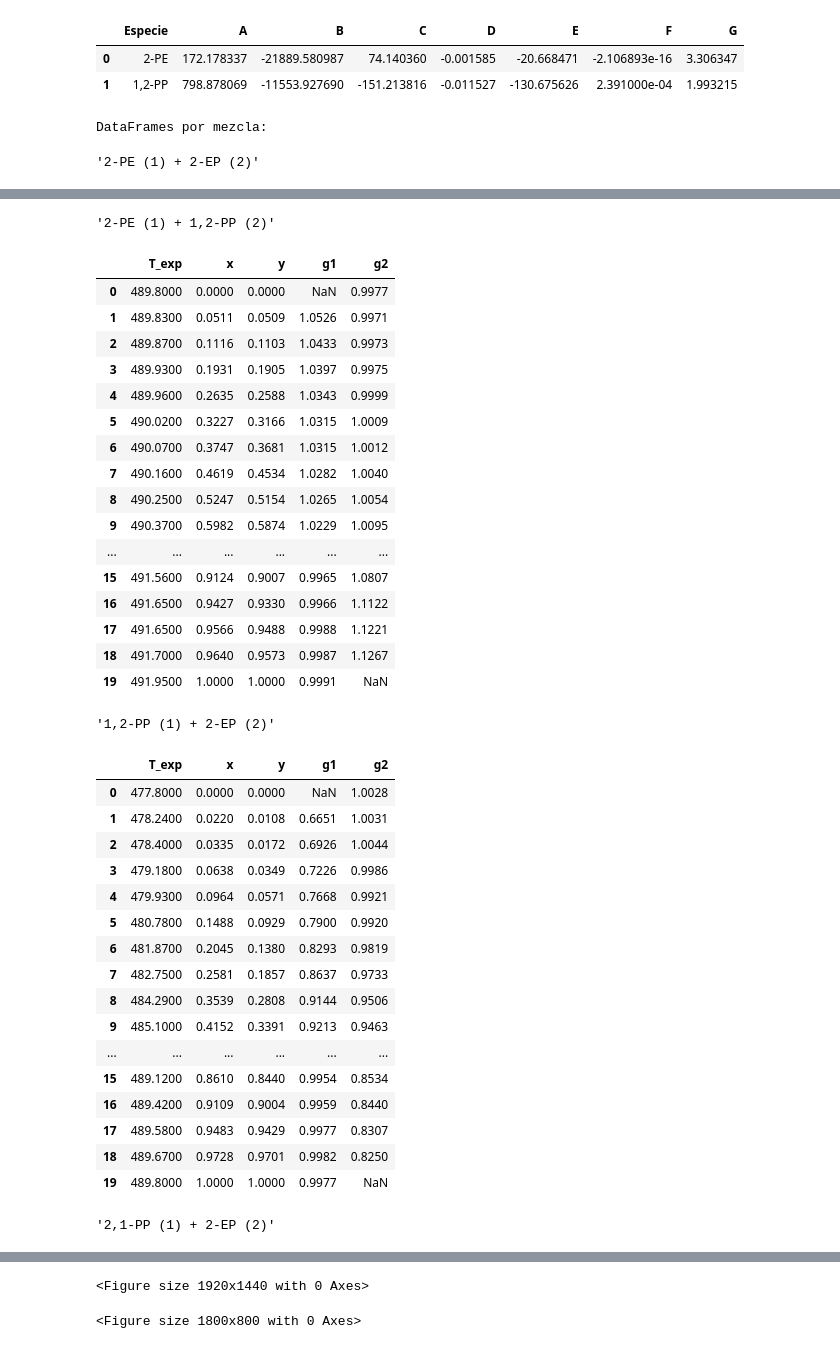
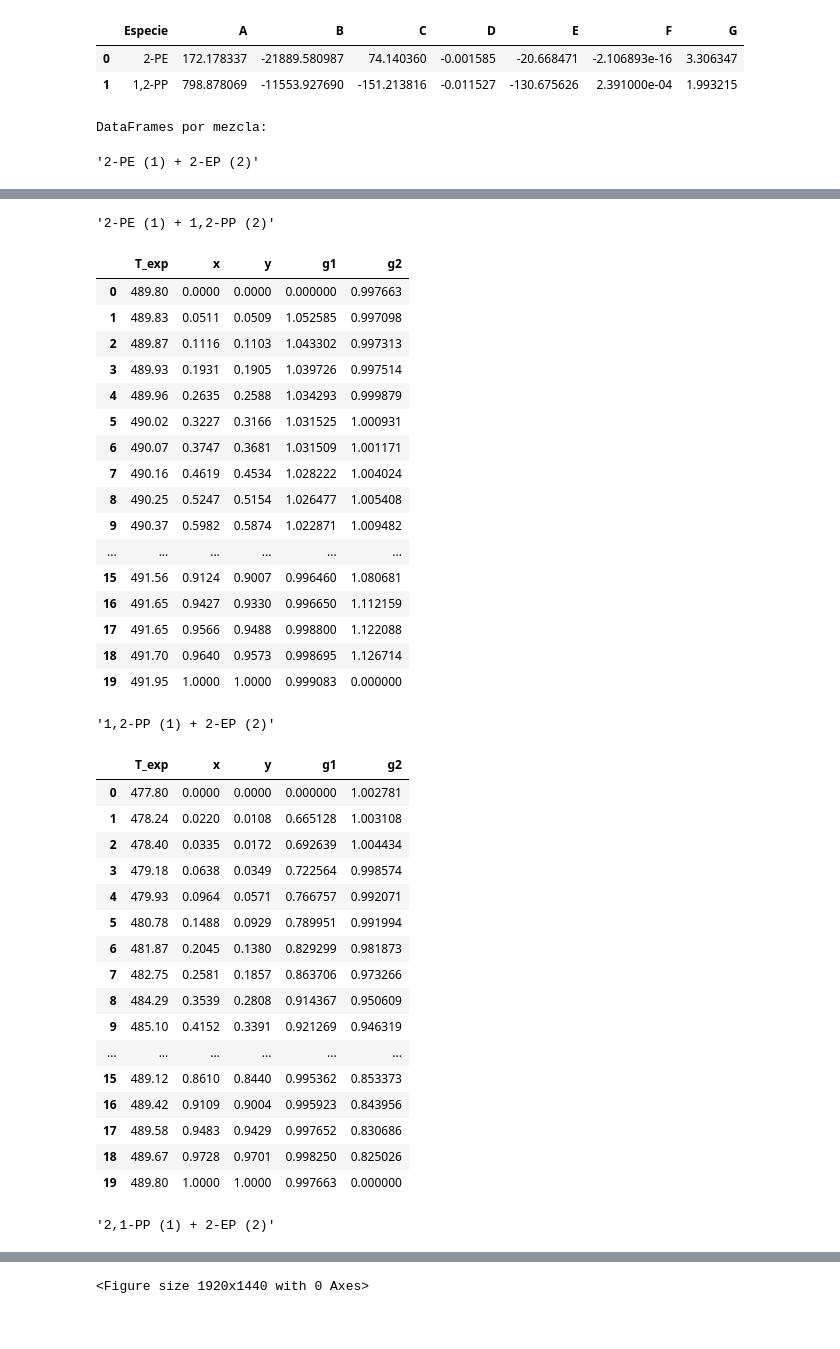
Before and after one commit to ChristianPh404/TQA, a Jupyter notebook: trabajo2.ipynb, the cells around one changed output, grey strips where cells are left out. Saved outputs shown, nothing was run; the diff lists cells and outputs as text; code cells hidden in the pictures.

```diff
--- a/trabajo2.ipynb
+++ b/trabajo2.ipynb
@@ -115,12 +115,12 @@ for mezcla in mezclas:
         # Calcular g1 para cada componente de la mezcla
         for k, (xi, yi, Psat_k) in enumerate(zip(x[j:], y[j:], Psat_i), start=1):
             # Manejar división por cero
-            g1 = np.nan if xi == 0 or Psat_k == 0 else (yi * P) /( xi *Psat_k)
+            g1 = 0 if xi == 0 or Psat_k == 0 else (yi * P) /( xi *Psat_k)
             fila[f'g{k}'] = g1
 
         # Calcular g2 con la ecuación modificada
         if (1 - x[j]) == 0 or any(Psat_k == 0 for Psat_k in Psat_i):
-            g2 = np.nan  # Si hay división por cero, asignar NaN
+            g2 = 0
         else:
             g2 = ((1 - y[j]) * P )/ ((1 - x[j]) * Psat_k)
         fila['g2'] = g2
@@ -143,7 +143,6 @@ plt.ylabel('Temperatura (K)')
 plt.xlabel('Composición x,y')
 plt.legend()
 plt.figure(dpi=300)  # Ajustar la resolución de la figura
-plt.figure(figsize=(18, 8))
 plt.show()
 # %% [output]
 DataFrames por mezcla:
@@ -168,38 +167,38 @@ DataFrames por mezcla:
 '2-PE (1) + 1,2-PP (2)'
 |  | T_exp | x | y | g1 | g2 |
-| 0 | 489.8000 | 0.0000 | 0.0000 | NaN | 0.9977 |
-| 1 | 489.8300 | 0.0511 | 0.0509 | 1.0526 | 0.9971 |
-| 2 | 489.8700 | 0.1116 | 0.1103 | 1.0433 | 0.9973 |
-| 3 | 489.9300 | 0.1931 | 0.1905 | 1.0397 | 0.9975 |
-| 4 | 489.9600 | 0.2635 | 0.2588 | 1.0343 | 0.9999 |
-| 5 | 490.0200 | 0.3227 | 0.3166 | 1.0315 | 1.0009 |
-| 6 | 490.0700 | 0.3747 | 0.3681 | 1.0315 | 1.0012 |
-| 7 | 490.1600 | 0.4619 | 0.4534 | 1.0282 | 1.0040 |
-| 8 | 490.2500 | 0.5247 | 0.5154 | 1.0265 | 1.0054 |
-| 9 | 490.3700 | 0.5982 | 0.5874 | 1.0229 | 1.0095 |
+| 0 | 489.80 | 0.0000 | 0.0000 | 0.000000 | 0.997663 |
+| 1 | 489.83 | 0.0511 | 0.0509 | 1.052585 | 0.997098 |
+| 2 | 489.87 | 0.1116 | 0.1103 | 1.043302 | 0.997313 |
+| 3 | 489.93 | 0.1931 | 0.1905 | 1.039726 | 0.997514 |
+| 4 | 489.96 | 0.2635 | 0.2588 | 1.034293 | 0.999879 |
+| 5 | 490.02 | 0.3227 | 0.3166 | 1.031525 | 1.000931 |
+| 6 | 490.07 | 0.3747 | 0.3681 | 1.031509 | 1.001171 |
+| 7 | 490.16 | 0.4619 | 0.4534 | 1.028222 | 1.004024 |
+| 8 | 490.25 | 0.5247 | 0.5154 | 1.026477 | 1.005408 |
+| 9 | 490.37 | 0.5982 | 0.5874 | 1.022871 | 1.009482 |
 | ... | ... | ... | ... | ... | ... |
-| 15 | 491.5600 | 0.9124 | 0.9007 | 0.9965 | 1.0807 |
-| 16 | 491.6500 | 0.9427 | 0.9330 | 0.9966 | 1.1122 |
-| 17 | 491.6500 | 0.9566 | 0.9488 | 0.9988 | 1.1221 |
-| 18 | 491.7000 | 0.9640 | 0.9573 | 0.9987 | 1.1267 |
-| 19 | 491.9500 | 1.0000 | 1.0000 | 0.9991 | NaN |
+| 15 | 491.56 | 0.9124 | 0.9007 | 0.996460 | 1.080681 |
+| 16 | 491.65 | 0.9427 | 0.9330 | 0.996650 | 1.112159 |
+| 17 | 491.65 | 0.9566 | 0.9488 | 0.998800 | 1.122088 |
+| 18 | 491.70 | 0.9640 | 0.9573 | 0.998695 | 1.126714 |
+| 19 | 491.95 | 1.0000 | 1.0000 | 0.999083 | 0.000000 |
 '1,2-PP (1) + 2-EP (2)'
 |  | T_exp | x | y | g1 | g2 |
-| 0 | 477.8000 | 0.0000 | 0.0000 | NaN | 1.0028 |
-| 1 | 478.2400 | 0.0220 | 0.0108 | 0.6651 | 1.0031 |
-| 2 | 478.4000 | 0.0335 | 0.0172 | 0.6926 | 1.0044 |
-| 3 | 479.1800 | 0.0638 | 0.0349 | 0.7226 | 0.9986 |
-| 4 | 479.9300 | 0.0964 | 0.0571 | 0.7668 | 0.9921 |
-| 5 | 480.7800 | 0.1488 | 0.0929 | 0.7900 | 0.9920 |
-| 6 | 481.8700 | 0.2045 | 0.1380 | 0.8293 | 0.9819 |
-| 7 | 482.7500 | 0.2581 | 0.1857 | 0.8637 | 0.9733 |
-| 8 | 484.2900 | 0.3539 | 0.2808 | 0.9144 | 0.9506 |
-| 9 | 485.1000 | 0.4152 | 0.3391 | 0.9213 | 0.9463 |
+| 0 | 477.80 | 0.0000 | 0.0000 | 0.000000 | 1.002781 |
+| 1 | 478.24 | 0.0220 | 0.0108 | 0.665128 | 1.003108 |
+| 2 | 478.40 | 0.0335 | 0.0172 | 0.692639 | 1.004434 |
+| 3 | 479.18 | 0.0638 | 0.0349 | 0.722564 | 0.998574 |
+| 4 | 479.93 | 0.0964 | 0.0571 | 0.766757 | 0.992071 |
+| 5 | 480.78 | 0.1488 | 0.0929 | 0.789951 | 0.991994 |
+| 6 | 481.87 | 0.2045 | 0.1380 | 0.829299 | 0.981873 |
+| 7 | 482.75 | 0.2581 | 0.1857 | 0.863706 | 0.973266 |
+| 8 | 484.29 | 0.3539 | 0.2808 | 0.914367 | 0.950609 |
+| 9 | 485.10 | 0.4152 | 0.3391 | 0.921269 | 0.946319 |
 | ... | ... | ... | ... | ... | ... |
-| 15 | 489.1200 | 0.8610 | 0.8440 | 0.9954 | 0.8534 |
-| 16 | 489.4200 | 0.9109 | 0.9004 | 0.9959 | 0.8440 |
-| 17 | 489.5800 | 0.9483 | 0.9429 | 0.9977 | 0.8307 |
-| 18 | 489.6700 | 0.9728 | 0.9701 | 0.9982 | 0.8250 |
-| 19 | 489.8000 | 1.0000 | 1.0000 | 0.9977 | NaN |
+| 15 | 489.12 | 0.8610 | 0.8440 | 0.995362 | 0.853373 |
+| 16 | 489.42 | 0.9109 | 0.9004 | 0.995923 | 0.843956 |
+| 17 | 489.58 | 0.9483 | 0.9429 | 0.997652 | 0.830686 |
+| 18 | 489.67 | 0.9728 | 0.9701 | 0.998250 | 0.825026 |
+| 19 | 489.80 | 1.0000 | 1.0000 | 0.997663 | 0.000000 |
 '2,1-PP (1) + 2-EP (2)'
 |  | T_exp | x | y | g1 | g2 |
@@ -222,4 +221,3 @@ DataFrames por mezcla:
 [figure]
 <Figure size 1920x1440 with 0 Axes>
-<Figure size 1800x800 with 0 Axes>
 # %%
```
Also changed, not shown: parts of 2 cells of this notebook.
